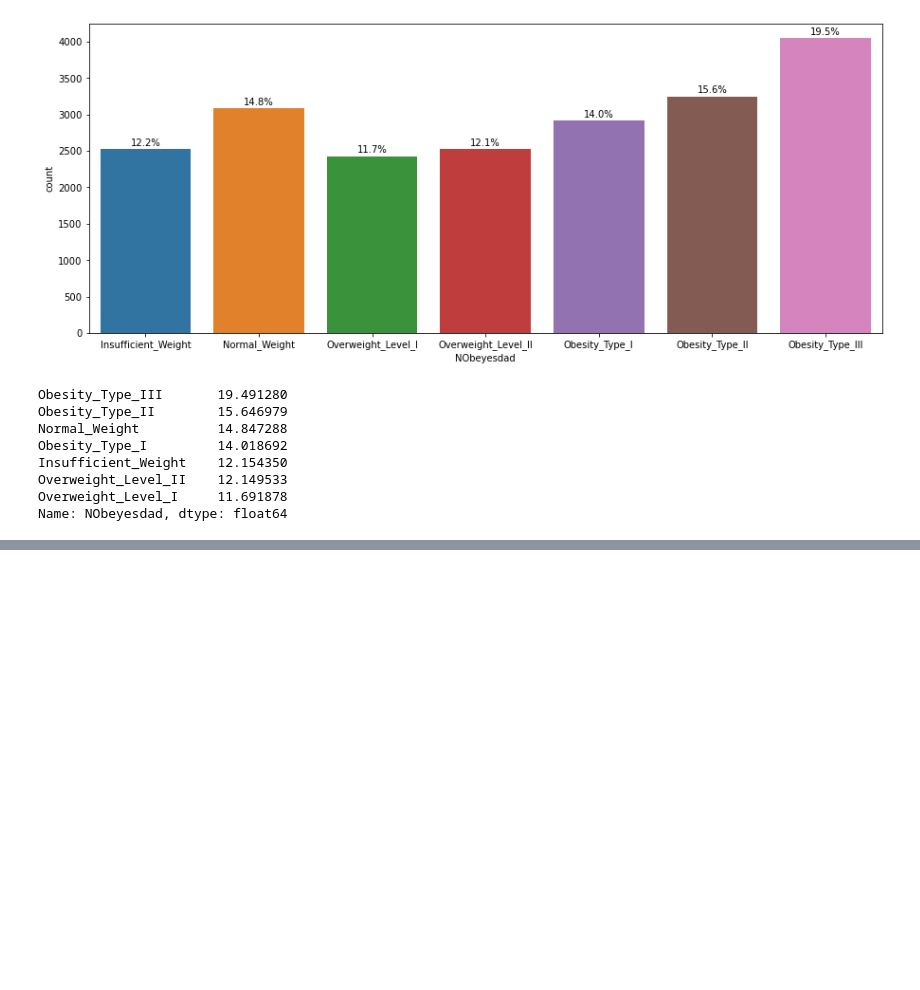
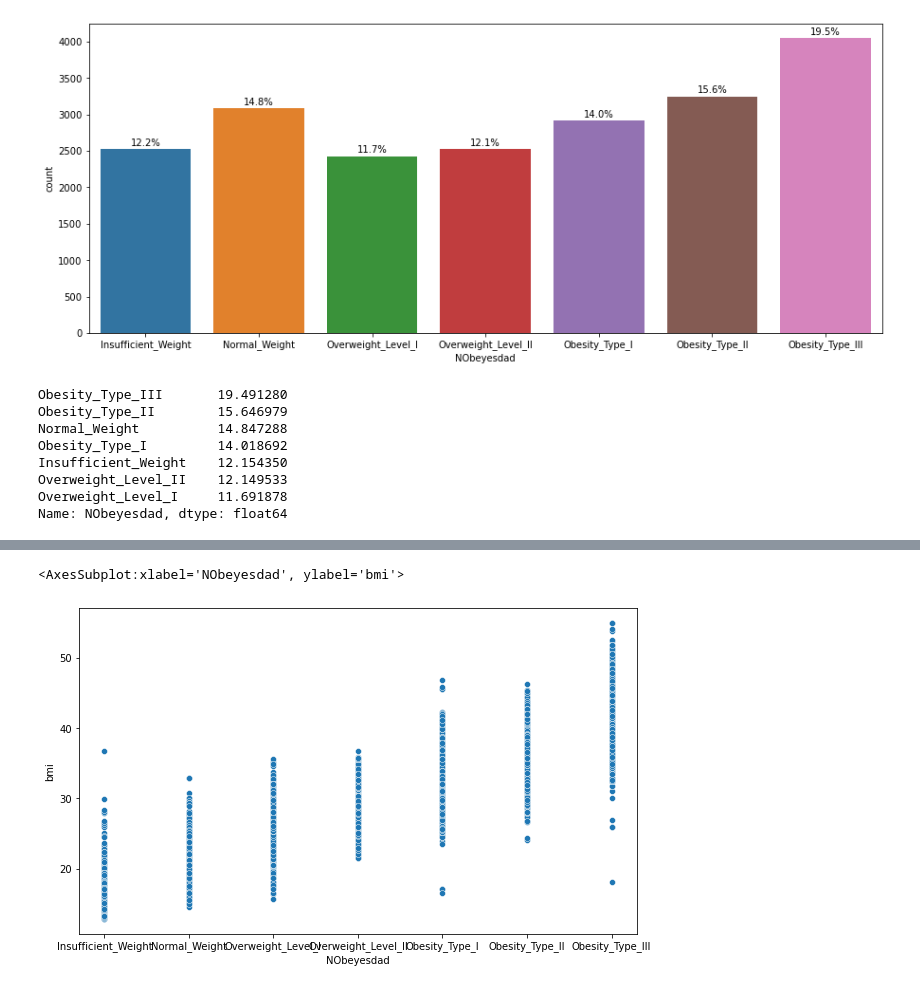
Before and after one commit to songye38/DAStudy, a Jupyter notebook: HYEWON/Prediction_of_Obesity_Risk_EDA.ipynb, the cells around one changed output, grey strips where cells are left out. Saved outputs shown, nothing was run; the diff lists cells and outputs as text; code cells hidden in the pictures; blank space fills up the shorter version.

```diff
--- a/HYEWON/Prediction_of_Obesity_Risk_EDA.ipynb
+++ b/HYEWON/Prediction_of_Obesity_Risk_EDA.ipynb
@@ -190,3 +197,6 @@ Name: NObeyesdad, dtype: float64
 # %%
-# 파생변수 생성 : weight_cat
+# 파생변수 생성 : bmi
+
+df["bmi"] = df["Weight"]/(df["Height"]*df["Height"])
+df[["Weight","Height","bmi"]].head()
 # %% [output]
@@ -193,0 +209,6 @@ AttributeError: 'numpy.ndarray' object has no attribute 'split'
+# %%
+plt.figure(figsize=(10,6))
+sns.scatterplot(data=df, x="NObeyesdad", y="bmi")
+# %% [output]
+<AxesSubplot:xlabel='NObeyesdad', ylabel='bmi'>
+[figure, added]
```
Also changed, not shown: parts of 30 cells of this notebook.
